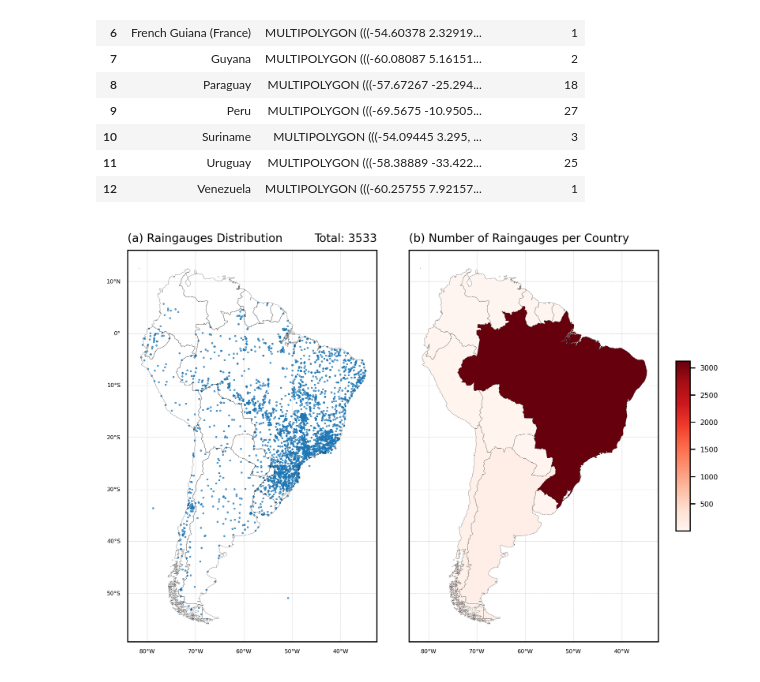
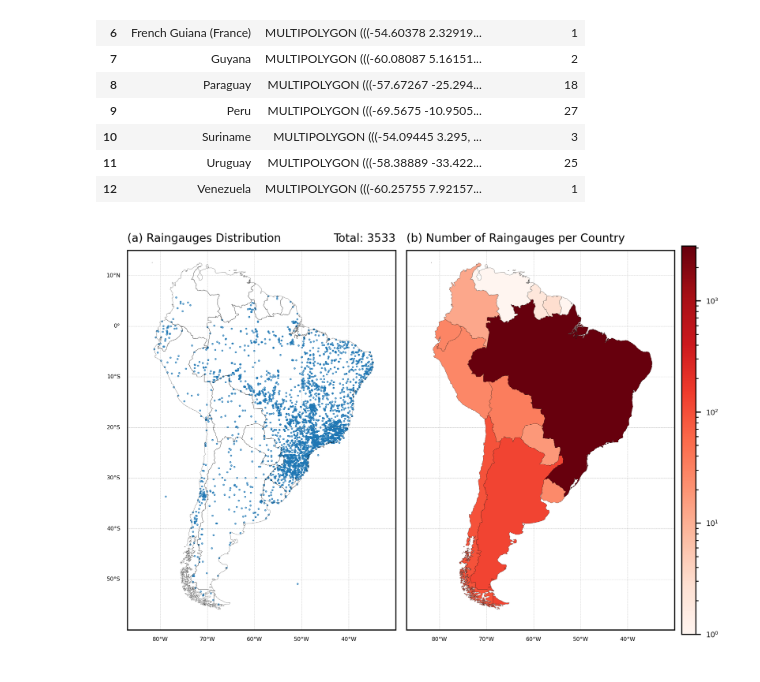
Before and after one commit to SInApSE-INPE/RainGauges, a Jupyter notebook: jupyter/plot/scatter_CPTEC.ipynb, the cells around one changed output. Drawn from its saved outputs; the diff is of its cells as text; code cells hidden in the pictures.

Commit message:
scatter CPTEC

```diff
--- a/jupyter/plot/scatter_CPTEC.ipynb
+++ b/jupyter/plot/scatter_CPTEC.ipynb
@@ -91,46 +91,52 @@ gs = gridspec.GridSpec(1, 2)
 
 # =====================================================================================================
 ax1 = plt.subplot(gs[0, 0], projection = proj)
+ax1.set_extent([-87,-30,-60,15],crs=proj)
 COUNTRIES.plot(facecolor='None', ax=ax1, linewidth=0.1, zorder=10)
 ax1.scatter(INFO['Lon'],INFO['Lat'],s=0.5,marker='.')
 
 gl = ax1.gridlines(crs=proj,draw_labels=True,linewidth=0.2,color='gray',alpha=0.5,linestyle='--')
 gl.top_labels = False
 gl.bottom_labels = True
 gl.right_labels = False
 gl.left_labels =True
 gl.xlabel_style = {'size': 4, 'color': 'k'}
 gl.ylabel_style = {'size': 4, 'color': 'k'}
 
 ax1.set_title('(a) Raingauges Distribution', fontsize=8, loc='left')
 ax1.set_title(f'Total: {len(INFO)}', fontsize=8, loc='right')
 
 # =====================================================================================================
 ax1 = plt.subplot(gs[0, 1], projection=proj)
-COUNTRIES.plot(column='NumEstaciones', cmap=cmap, linewidth=0.1, edgecolor='black', ax=ax1, zorder=10)
+ax1.set_extent([-87,-30,-60,15],crs=proj)
+norm = LogNorm(vmin=1, vmax=np.max(total))  # vmin > 0 para evitar log(0)
 
-gl = ax1.gridlines(crs=proj,draw_labels=True,linewidth=0.2,color='gray',alpha=0.5,linestyle='--')
+# Dibujar países con escala log
+COUNTRIES.plot(column='NumEstaciones', cmap=cmap, norm=norm,
+            linewidth=0.1, edgecolor='black', ax=ax1, zorder=10)
+
+# Configurar grilla
+gl = ax1.gridlines(crs=proj, draw_labels=True, linewidth=0.2,
+                color='gray', alpha=0.5, linestyle='--')
 gl.top_labels = False
 gl.bottom_labels = True
 gl.right_labels = False
-gl.left_labels =False
+gl.left_labels = False
 gl.xlabel_style = {'size': 4, 'color': 'k'}
 gl.ylabel_style = {'size': 4, 'color': 'k'}
 
+# Crear barra de colores con la misma escala log
+sm = plt.cm.ScalarMappable(cmap=cmap, norm=norm)
+sm._A = []  # Necesario para que funcione la colorbar
 
-norm = LogNorm(vmin=1, vmax=np.max(total))
-# # Opcional: agregar colorbar
-sm = plt.cm.ScalarMappable(
-                cmap=cmap,
-                norm=plt.Normalize(vmin=np.min(total),vmax=np.max(total)))
-sm._A = []  # Para que funcione con colorbar
-cbar_ax = fig.add_axes([0.91, 0.328, 0.02, 0.3338])#0.91
-cbar = fig.colorbar(sm,  cax=cbar_ax, shrink=0.5)
+cbar_ax = fig.add_axes([0.91, 0.11, 0.02, 0.77])
+cbar = fig.colorbar(sm, cax=cbar_ax, shrink=0.5)
 cbar.ax.tick_params(labelsize=5)
 
+# Título
 ax1.set_title('(b) Number of Raingauges per Country', fontsize=8, loc='left')
 
 # =====================================================================================================
 plt.subplots_adjust(wspace=0.04, hspace=0.16)
 # %% [output]
-[figure, old version]
+[figure, new version]
```
Also changed, not shown: 2 other files.
